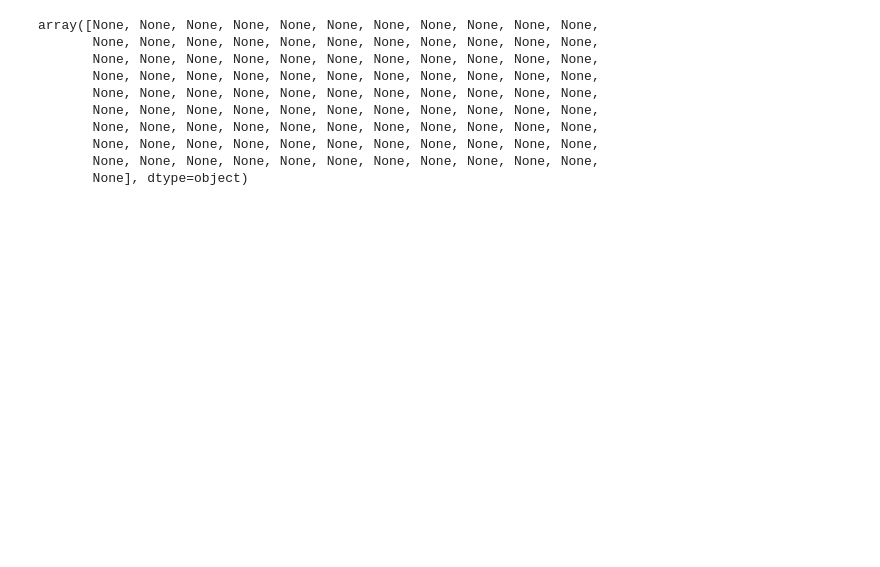
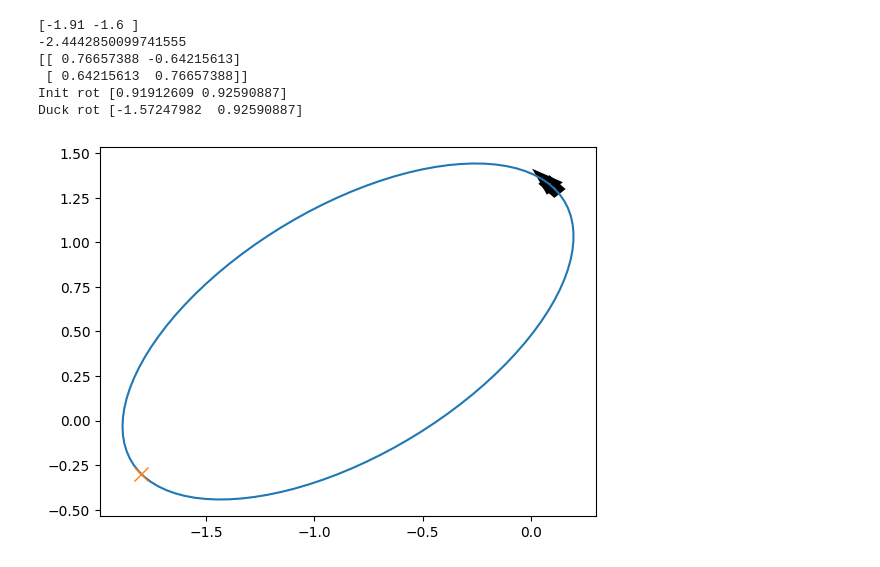
Before and after one commit to depaulmillz/CSE460-robotics, a Jupyter notebook: midterm/Elipse Test.ipynb, the cells around one changed output. Saved outputs shown, nothing was run; the diff lists cells and outputs as text; code cells hidden in the pictures; blank space fills up the shorter version.

```diff
--- a/midterm/Elipse Test.ipynb
+++ b/midterm/Elipse Test.ipynb
@@ -17,12 +34,40 @@ plt.show()
 # %%
+duck = np.array([-1.8, -0.3])
+init = np.array([0.11, 1.3])
+
+err = duck - init
+
+dist = np.linalg.norm(err)
+
+print(err)
+
+angle = np.arctan2(err[1], err[0])
+
+print(angle)
+
+print(rot(angle))
+
+duck_rot = np.matmul(rot(-angle), duck)
+init_rot = np.matmul(rot(-angle), init)
+
+print("Init rot", init_rot)
+print("Duck rot", duck_rot)
+
+points = np.array([np.matmul(rot(angle), elipse_shifted(dist / 2, 0.65, x, init_rot)) for x in t])
+
+plt.plot(points[:,0],points[:,1])
+
+x = [duck[0]]
+y = [duck[1]]
+
+plt.plot(x, y, marker = 'x', markersize = 10)
+plt.arrow(points[0,0], points[0, 1], points[1,0]-points[0,0], points[1,1]-points[0,1], shape='full', lw=10, length_includes_head=True)
+plt.show()
 # %% [output]
-array([None, None, None, None, None, None, None, None, None, None, None,
-       None, None, None, None, None, None, None, None, None, None, None,
-       None, None, None, None, None, None, None, None, None, None, None,
-       None, None, None, None, None, None, None, None, None, None, None,
-       None, None, None, None, None, None, None, None, None, None, None,
-       None, None, None, None, None, None, None, None, None, None, None,
-       None, None, None, None, None, None, None, None, None, None, None,
-       None, None, None, None, None, None, None, None, None, None, None,
-       None, None, None, None, None, None, None, None, None, None, None,
-       None], dtype=object)
+[-1.91 -1.6 ]
+-2.4442850099741555
+[[ 0.76657388 -0.64215613]
+ [ 0.64215613  0.76657388]]
+Init rot [0.91912609 0.92590887]
+Duck rot [-1.57247982  0.92590887]
+[figure, added]
```
Also changed, not shown: parts of 2 cells of this notebook, 2 other files.
